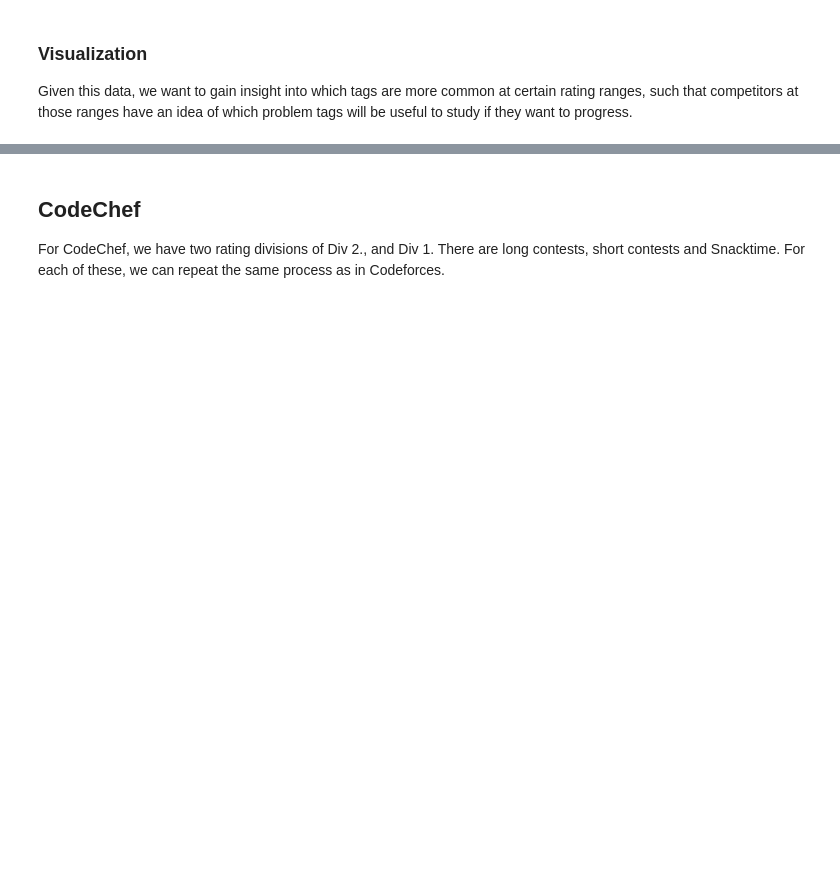
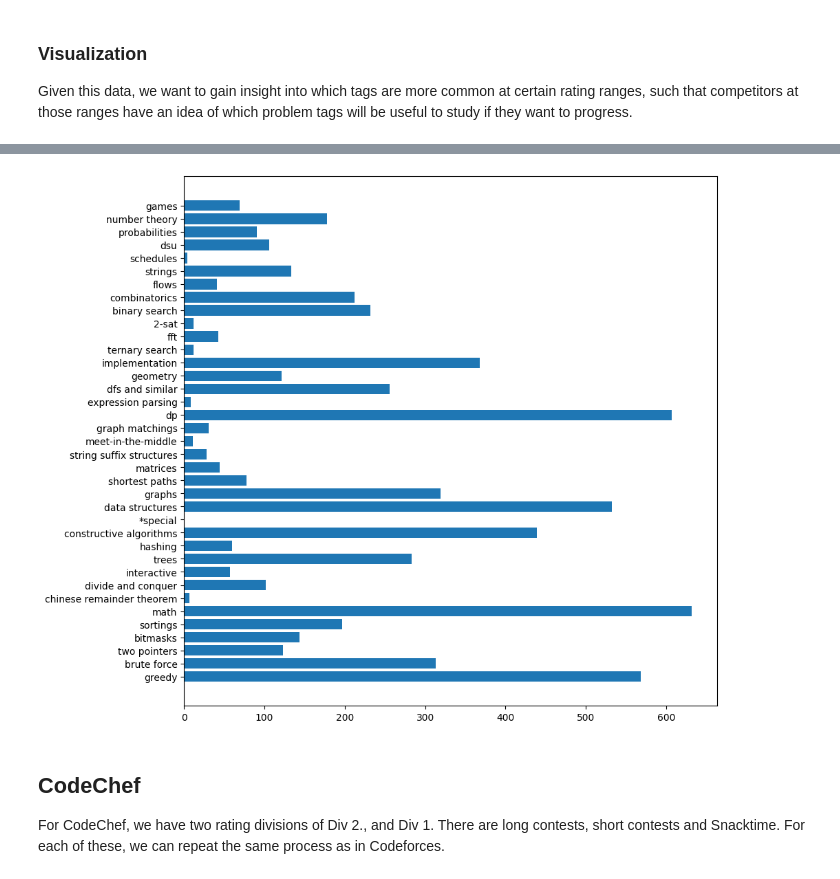
Before and after one commit to AbhijeetKrishnan/cp-problem-tag-analysis, a Jupyter notebook: analysis.ipynb, the cells around one changed output, grey strips where cells are left out. Drawn from its saved outputs; the diff is of its cells as text; code cells hidden in the pictures; blank space fills up the shorter version.

```diff
--- a/analysis.ipynb
+++ b/analysis.ipynb
@@ -135,11 +246,3 @@ df = pd.concat([df, tags_encoded], axis=1)
-# %%
-result_data = []
-
-for index, row in df.iterrows():
-    for tag in all_tags:
-        if row[tag] == 1:
-            result_data.append({'tag': tag, 'rating': row['rating']})
-
-result_df = pd.DataFrame(result_data)
-result_df = result_df.dropna()
-result_df.reset_index(drop=True, inplace=True)
+# %%
+df_tags = pl.DataFrame(tags_transformer.transform(df['tags']), schema=[(tag, pl.Boolean) for tag in tags_transformer.classes_])
+df_tags
@@ -145,0 +264,3 @@ result_df.reset_index(drop=True, inplace=True)
+# %%
+df = pl.concat([df, df_tags], how='horizontal')
+df
@@ -172,0 +286,3 @@ gg.ggsave(p, 'tag_distribution.png')
+# %%
+tag_freqs = df.filter(pl.col("is_div1") == True).select(pl.col(all_tags)).sum()
+tag_freqs
@@ -173,3 +294,11 @@ gg.ggsave(p, 'tag_distribution.png')
+# %%
+import matplotlib.pyplot as plt
+
+plt.figure(figsize=(10, 10))
+plt.barh(tag_freqs.columns, tag_freqs.to_numpy().flatten())
+plt.show()
+# %% [output]
+[figure, added]
 # %% [markdown]
 ## CodeChef
 
```
Also changed, not shown: parts of 24 cells of this notebook, 1 other file.
